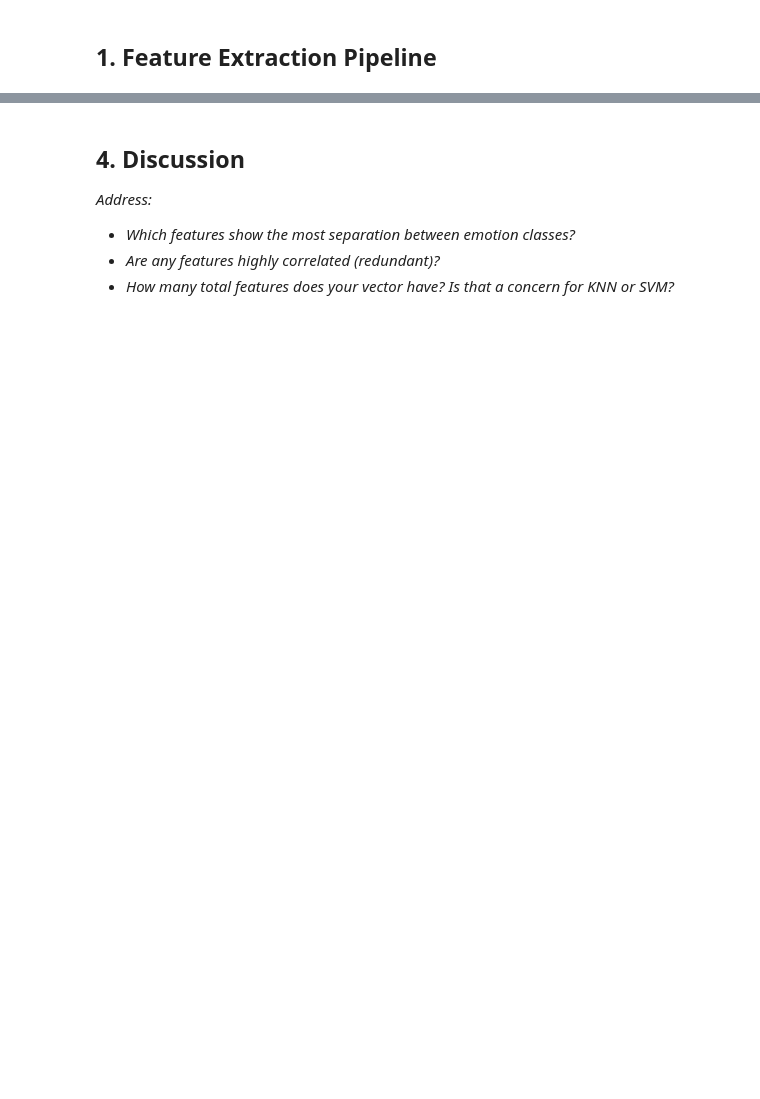
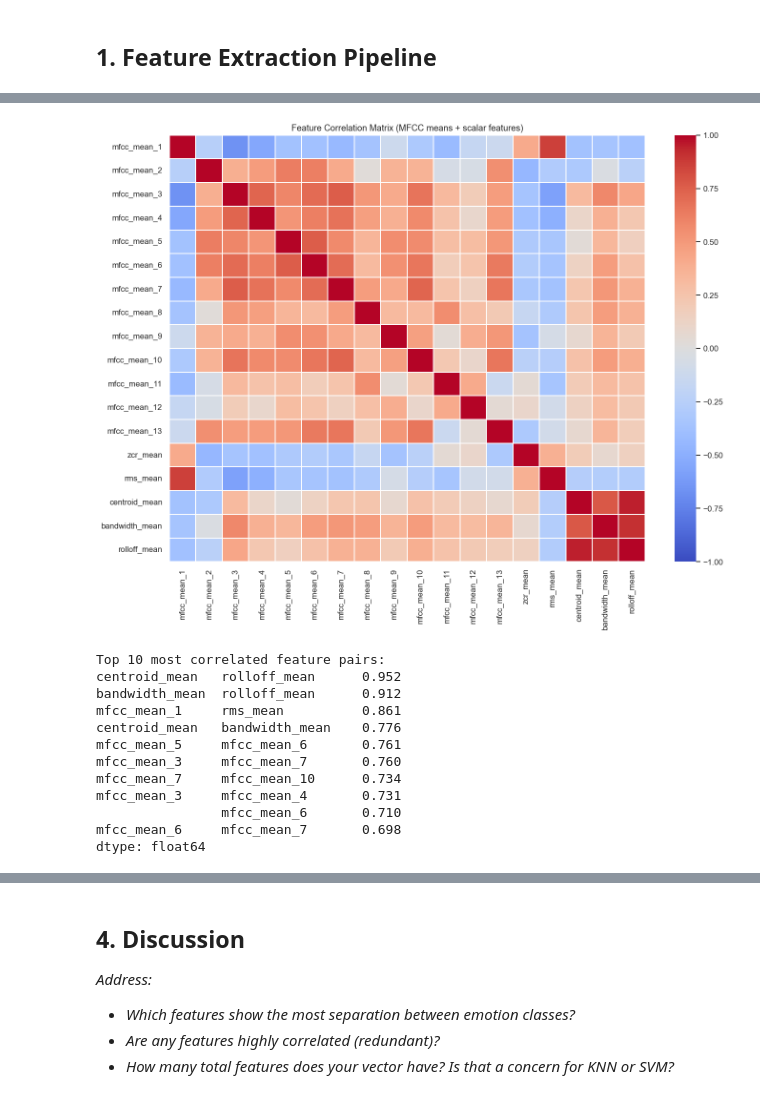
Before and after one commit to micahg1/Project_CSE432-532, a Jupyter notebook: SER_Project/notebooks/week5- feature extraction.ipynb, the cells around one changed output, grey strips where cells are left out. Drawn from its saved outputs; the diff is of its cells as text; code cells hidden in the pictures; blank space fills up the shorter version.

```diff
--- a/SER_Project/notebooks/week5- feature extraction.ipynb
+++ b/SER_Project/notebooks/week5- feature extraction.ipynb
@@ -76,0 +317,46 @@ from minilearn.preprocessing import StandardScaler, train_test_split
+# %%
+# ── Plot B: Feature correlation heatmap ────────────────────────────────────
+# High correlation (|r| > 0.9) means two features carry nearly identical information.
+# PCA (Week 12) will handle redundancy — but it's useful to see it now.
+
+# Use a representative subset: all MFCC means + scalar features
+subset_cols = (
+    [f'mfcc_mean_{i}' for i in range(1, 14)] +
+    ['zcr_mean', 'rms_mean', 'centroid_mean', 'bandwidth_mean', 'rolloff_mean']
+)
+
+corr = feat_df[subset_cols].corr()
+
+fig, ax = plt.subplots(figsize=(13, 10))
+sns.heatmap(
+    corr, annot=False, cmap='coolwarm', center=0,
+    vmin=-1, vmax=1, linewidths=0.3, ax=ax
+)
+ax.set_title('Feature Correlation Matrix (MFCC means + scalar features)', fontsize=12)
+plt.tight_layout()
+plt.savefig(os.path.join(OUTPUT_DIR, 'feature_correlation.png'), bbox_inches='tight')
+plt.show()
+
+# Flag highly correlated pairs
+high_corr = (
+    corr.abs()
+       .where(np.triu(np.ones(corr.shape), k=1).astype(bool))
+       .stack()
+       .sort_values(ascending=False)
+)
+print('Top 10 most correlated feature pairs:')
+print(high_corr.head(10).round(3))
+# %% [output]
+[figure, added]
+Top 10 most correlated feature pairs:
+centroid_mean   rolloff_mean      0.952
+bandwidth_mean  rolloff_mean      0.912
+mfcc_mean_1     rms_mean          0.861
+centroid_mean   bandwidth_mean    0.776
+mfcc_mean_5     mfcc_mean_6       0.761
+mfcc_mean_3     mfcc_mean_7       0.760
+mfcc_mean_7     mfcc_mean_10      0.734
+mfcc_mean_3     mfcc_mean_4       0.731
+                mfcc_mean_6       0.710
+mfcc_mean_6     mfcc_mean_7       0.698
+dtype: float64
```
Also changed, not shown: parts of 26 cells of this notebook, 15 other files.
